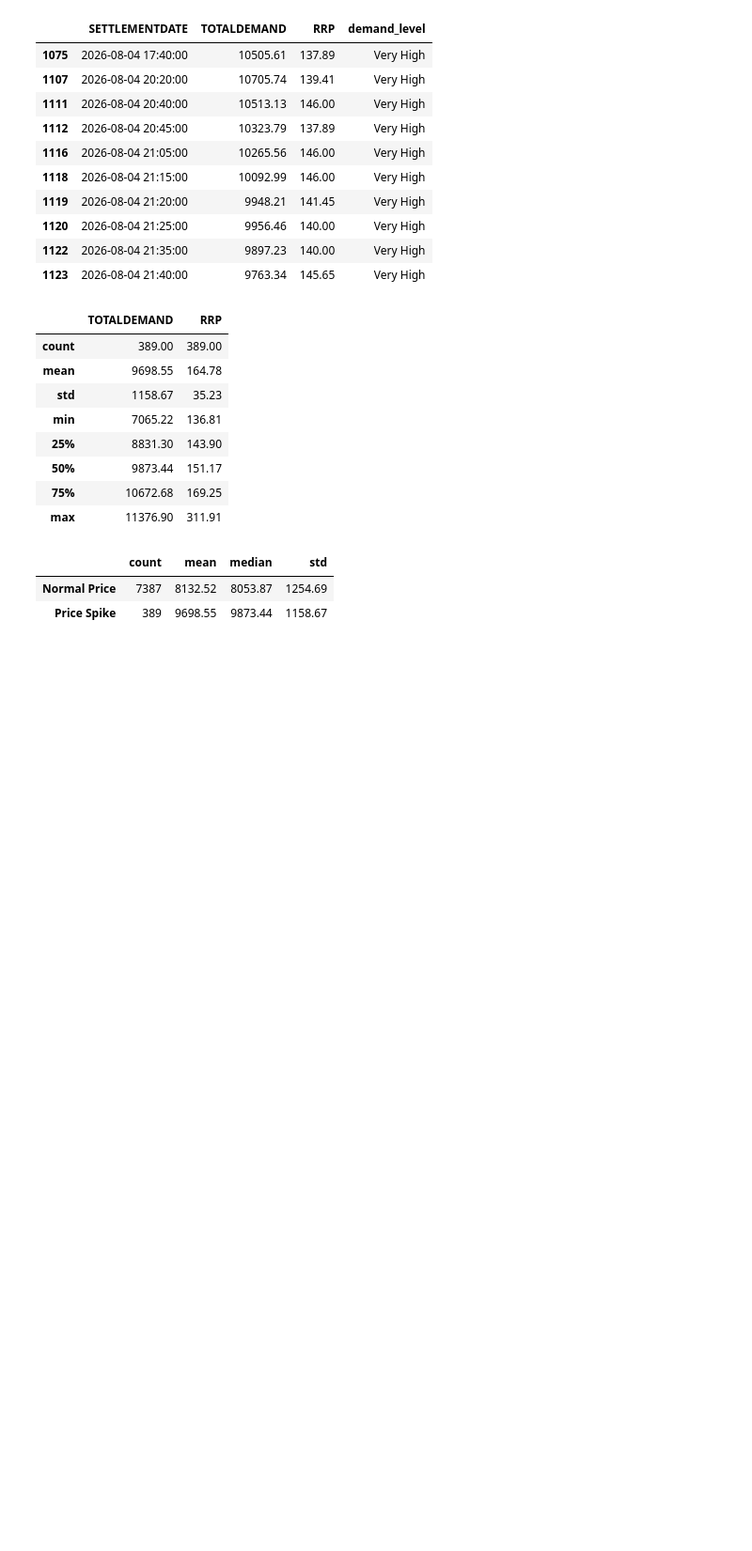
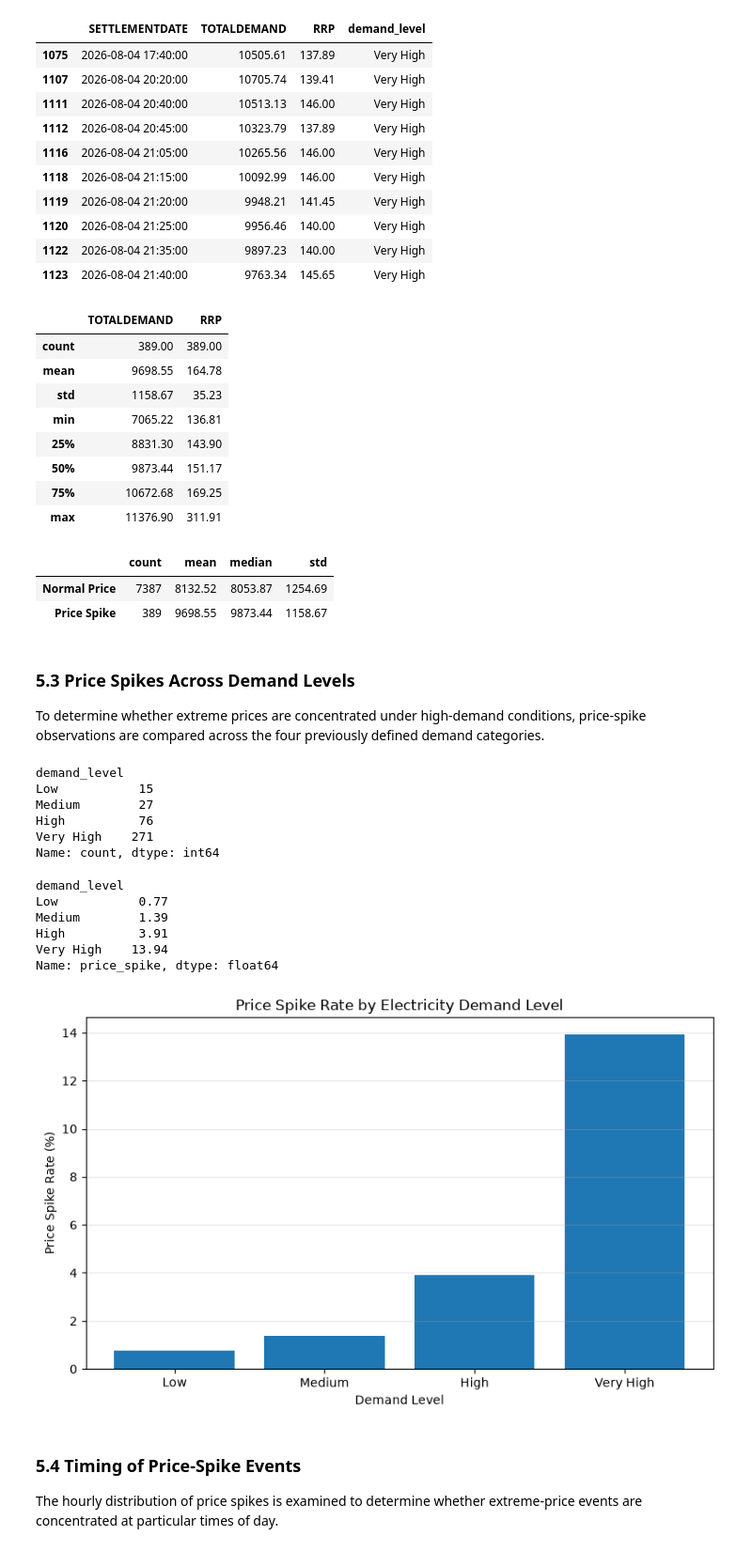
Before and after one commit to klm2109/australian-energy-market-analytics, a Jupyter notebook: notebooks/Price_Demand Analysis.ipynb, the cells around one changed output. Shown at 94% size. Drawn from its saved outputs; the diff is of its cells as text; code cells hidden in the pictures; blank space fills up the shorter version.

Commit message:
Finding how Price-Spike event distribute across demends levels and when it usually occur

```diff
--- a/notebooks/Price_Demand Analysis.ipynb
+++ b/notebooks/Price_Demand Analysis.ipynb
@@ -394,3 +394,63 @@ demand_spike_comparison
 |  | count | mean | median | std |
 | Normal Price | 7387 | 8132.52 | 8053.87 | 1254.69 |
 | Price Spike | 389 | 9698.55 | 9873.44 | 1158.67 |
+# %% [markdown]
+### 5.3 Price Spikes Across Demand Levels
+
+To determine whether extreme prices are concentrated under high-demand
+conditions, price-spike observations are compared across the four previously
+defined demand categories.
+# %%
+spikes_by_demand = (
+    spikes["demand_level"]
+    .value_counts()
+    .reindex(["Low", "Medium", "High", "Very High"])
+)
+
+spikes_by_demand
+# %% [output]
+demand_level
+Low           15
+Medium        27
+High          76
+Very High    271
+Name: count, dtype: int64
+# %%
+spike_rate = (
+    df.groupby("demand_level", observed=True)["price_spike"]
+      .mean()
+      .mul(100)
+      .reindex(["Low", "Medium", "High", "Very High"])
+      .round(2)
+)
+
+spike_rate
+# %% [output]
+demand_level
+Low           0.77
+Medium        1.39
+High          3.91
+Very High    13.94
+Name: price_spike, dtype: float64
+# %%
+plt.figure(figsize=(8, 5))
+
+plt.bar(
+    spike_rate.index,
+    spike_rate.values
+)
+
+plt.xlabel("Demand Level")
+plt.ylabel("Price Spike Rate (%)")
+plt.title("Price Spike Rate by Electricity Demand Level")
+
+plt.grid(axis="y", alpha=0.3)
+plt.tight_layout()
+plt.show()
+# %% [output]
+[figure, added]
+# %% [markdown]
+### 5.4 Timing of Price-Spike Events
+
+The hourly distribution of price spikes is examined to determine whether
+extreme-price events are concentrated at particular times of day.
```
Also changed, not shown: parts of 3 cells of this notebook.
